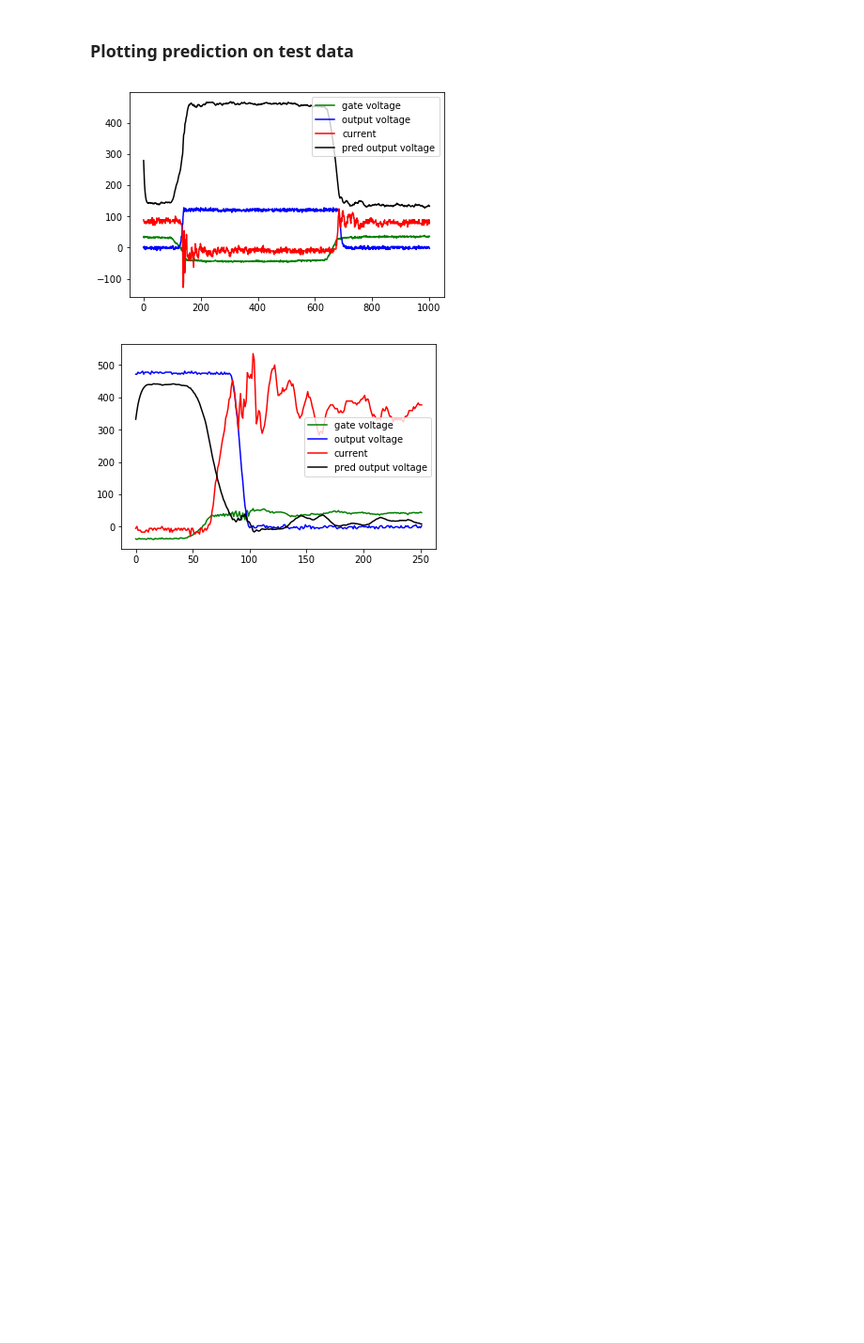
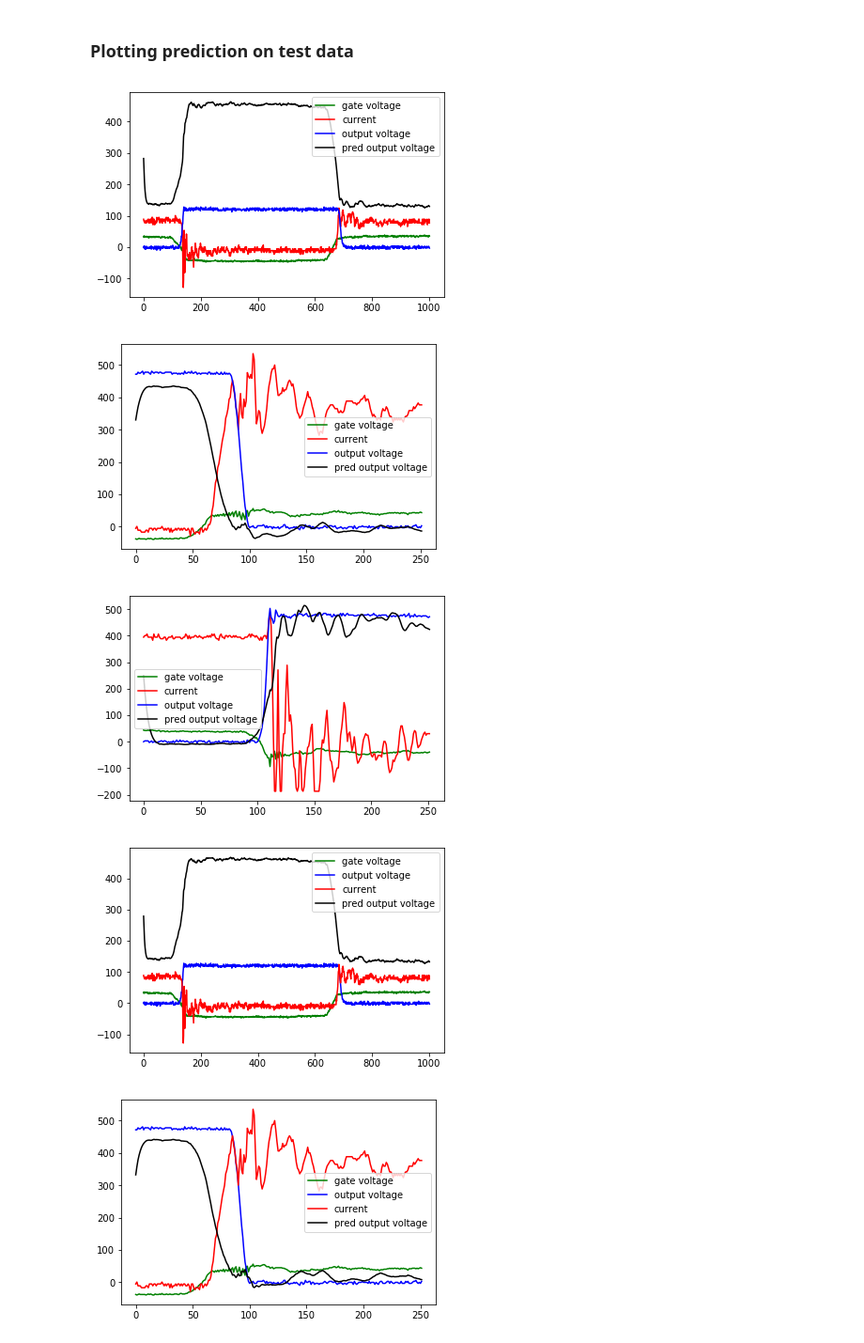
Before and after one commit to srbhchandra/NN_learn, a Jupyter notebook: GaN voltage prediction 2018-01-09.ipynb, the cells around one changed output. Shown at 94% size. Drawn from its saved outputs; the diff is of its cells as text; code cells hidden in the pictures; blank space fills up the shorter version.

```diff
--- a/GaN voltage prediction 2018-01-09.ipynb
+++ b/GaN voltage prediction 2018-01-09.ipynb
@@ -210,6 +271,14 @@ def plot_with_pred(X, Y, Y_pred):
     plot_exp(_x, _y, _y_pred)
 # %% [markdown]
 ### Plotting prediction on test data
+# %%
+for exp_id in range(len(test_c3_list)):
+    exp_length = len(test_c3_list[exp_id])
+    plot_with_pred(X_test[exp_id][-exp_length:], Y_test[exp_id][-exp_length:], Y_test_pred[exp_id][-exp_length:])
+# %% [output]
+[figure, added]
+[figure, added]
+[figure, added]
 # %%
 for exp_id in range(len(test_c3_list)):
     exp_length = len(test_c3_list[exp_id])
```
Also changed, not shown: parts of 17 cells of this notebook.
